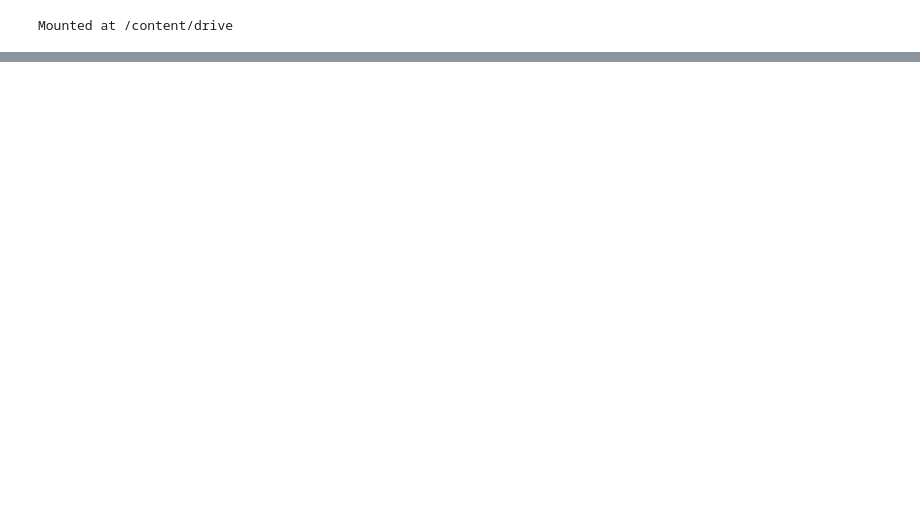
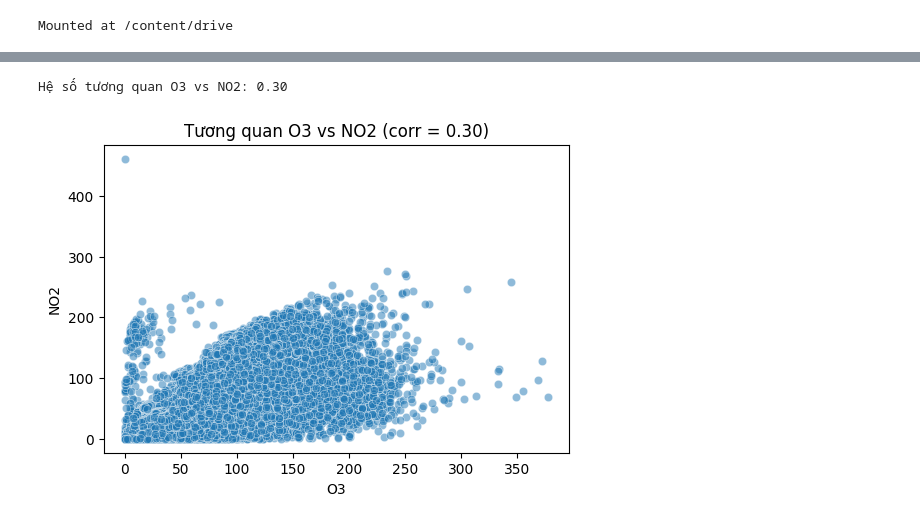
Before and after one commit to pvnhuong2405/PM25-timeseries-forecasting, a Jupyter notebook: PM2.5(t+1).ipynb, the cells around one changed output, grey strips where cells are left out. Saved outputs shown, nothing was run; the diff lists cells and outputs as text; code cells hidden in the pictures; blank space fills up the shorter version.

```diff
--- a/PM2.5(t+1).ipynb
+++ b/PM2.5(t+1).ipynb
@@ -462,0 +13,3 @@ cp: cannot stat '/content/drive/MyDrive/bi-LSTM, RNN, GRU/Data/AirQualityHoChiMi
+# %%
+df = pd.read_csv('/content/drive/MyDrive/Chỉnh lại PM2.5/Bản sao của AirQualityHoChiMinhCity.csv')
+df.head(5)
@@ -462,0 +119,11 @@ cp: cannot stat '/content/drive/MyDrive/bi-LSTM, RNN, GRU/Data/AirQualityHoChiMi
+# %%
+print(f"Hệ số tương quan O3 vs NO2: {corr_value:.2f}")
+plt.figure(figsize=(6, 4))
+sns.scatterplot(x=df['O3'], y=df['NO2'], alpha=0.5)
+plt.title(f"Tương quan O3 vs NO2 (corr = {corr_value:.2f})")
+plt.xlabel("O3")
+plt.ylabel("NO2")
+plt.show()
+# %% [output]
+Hệ số tương quan O3 vs NO2: 0.30
+[figure, added]
```
Also changed, not shown: parts of 95 cells of this notebook.
